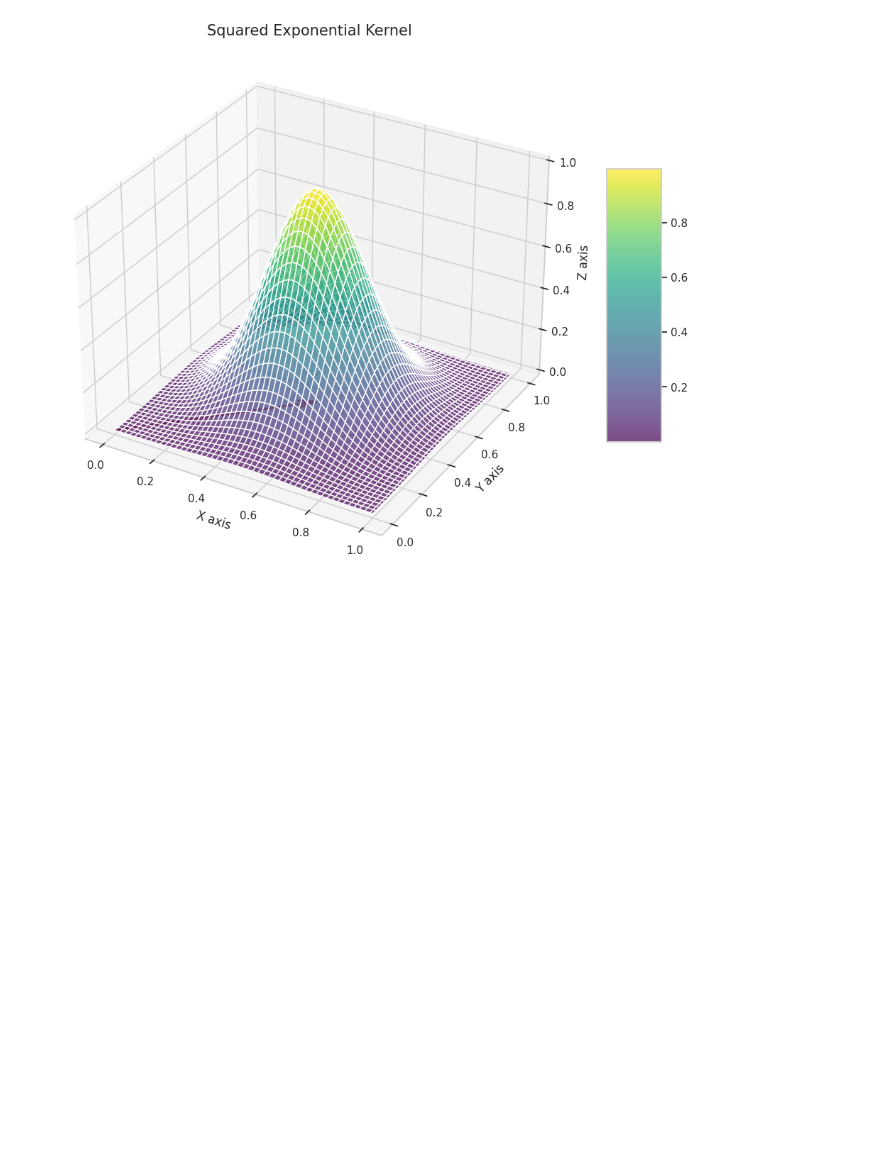
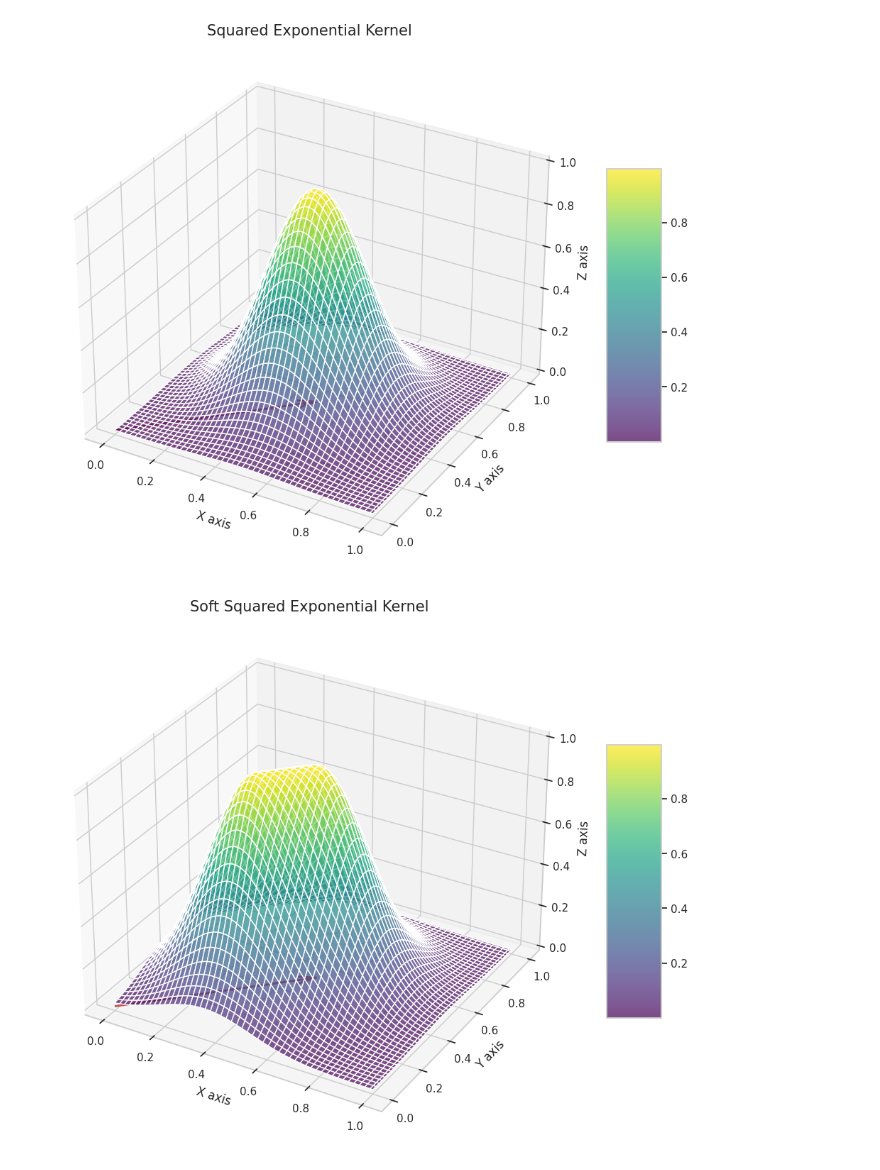
Before and after one commit to Batou1406/dls_orbit_bat_private, a Jupyter notebook: source/extensions/omni.isaac.lab_tasks/omni/isaac/lab_tasks/manager_based/locomotion/model_based/thesis_image.ipynb, the cells around one changed output. Saved outputs shown, nothing was run; the diff lists cells and outputs as text; code cells hidden in the pictures; blank space fills up the shorter version.

```diff
--- a/source/extensions/omni.isaac.lab_tasks/omni/isaac/lab_tasks/manager_based/locomotion/model_based/thesis_image.ipynb
+++ b/source/extensions/omni.isaac.lab_tasks/omni/isaac/lab_tasks/manager_based/locomotion/model_based/thesis_image.ipynb
@@ -708,3 +705,74 @@ plt.savefig("thesis image/D/squared_exponential.pdf", bbox_inches='tight')
 plt.show()
 # %% [output]
 [figure]
+# %%
+import numpy as np
+import matplotlib.pyplot as plt
+from mpl_toolkits.mplot3d import Axes3D
+import seaborn as sns
+
+# Set the Seaborn style
+sns.set_theme(style="whitegrid")
+
+
+v = np.array([0.5,0.5])
+std = 0.25
+alpha=0.2
+
+# Define the function f(x, y)
+def f(vx, vy):
+
+    v_ref_norm = ((v[0]**2) + (v[1]**2))**(0.5)
+
+    forward_error = -v_ref_norm + ((v[0]*vx + v[1]*vy)/(v_ref_norm))
+    lateral_error = -(v[1]*vx - v[0]*vy)/(v_ref_norm)
+
+    x_sup_0 = forward_error >= 0.0
+    # x_in_0_alpha = (forward_error >= -alpha) and (forward_error <= 0)
+    x_inf_alpha = forward_error < -alpha
+
+    h_forward_error = 0.0 + (forward_error*x_sup_0) + ((forward_error + alpha)*x_inf_alpha) #+ (0 * x_in_0_alpha)
+    # h_forward_error = forward_error
+
+    return np.exp(-((h_forward_error**2) + (lateral_error**2))/(std**2))
+    # return np.sin(np.sqrt(x**2 + y**2))
+
+# Create a grid of x, y values
+x = np.linspace(0.0, 1, 100)
+y = np.linspace(0.0, 1, 100)
+x, y = np.meshgrid(x, y)
+z = f(x, y)
+
+# Create a figure and a 3D axis
+fig = plt.figure(figsize=(12, 10))
+ax = fig.add_subplot(111, projection='3d')
+
+# Plot the surface with transparency
+surf = ax.plot_surface(x, y, z, cmap='viridis', alpha=0.7)#,  zorder=1)  # alpha controls transparency
+
+# Add color bar for reference
+fig.colorbar(surf, shrink=0.5, aspect=5)
+
+
+# Draw the arrow in the xy-plane
+ax.quiver(0, 0, 0, v[0], v[1], 0, color='r', arrow_length_ratio=0.1,  linewidth=2, zorder=40)
+
+# x_line = [0.5, 0.5]
+# y_line = [0.5, 0.5]
+# z_line = [0.0, 1.0]
+# ax.plot(x_line, y_line, z_line, linestyle='--', color='r',  linewidth=2, zorder=30)
+
+# ax.scatter(0.5, 0.5, 1.0, s=50, color='r', zorder=31, label='Scatter point')
+
+# Add titles and labels
+ax.set_title('Soft Squared Exponential Kernel', fontsize=15)
+ax.set_xlabel('X axis', fontsize=12)
+ax.set_ylabel('Y axis', fontsize=12)
+ax.set_zlabel('Z axis', fontsize=12)
+
+plt.savefig("thesis image/D/soft_squared_exponential.pdf", bbox_inches='tight')
+
+# Show the plot
+plt.show()
+# %% [output]
+[figure, added]
```
Also changed, not shown: parts of 1 cell of this notebook, 10 other files.
